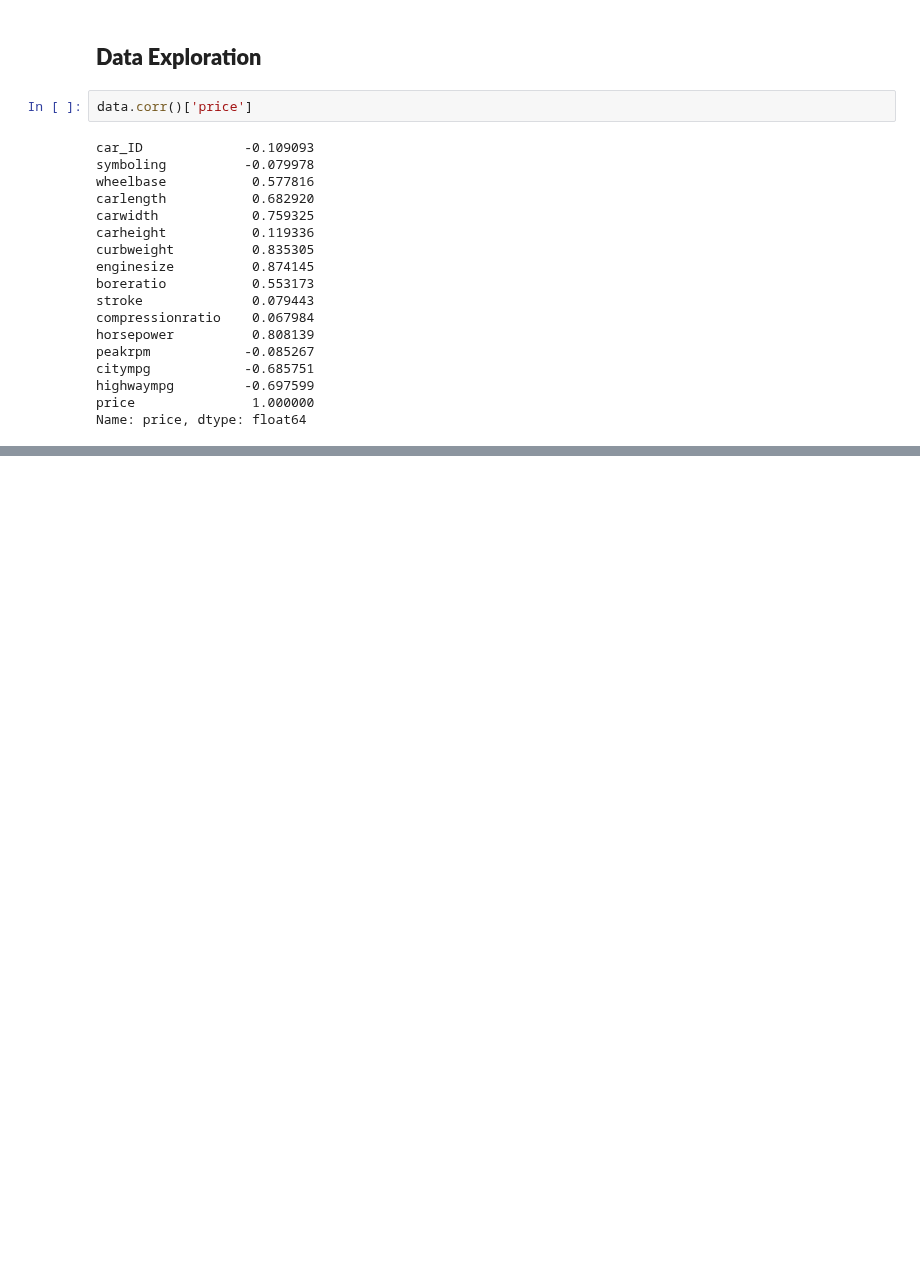
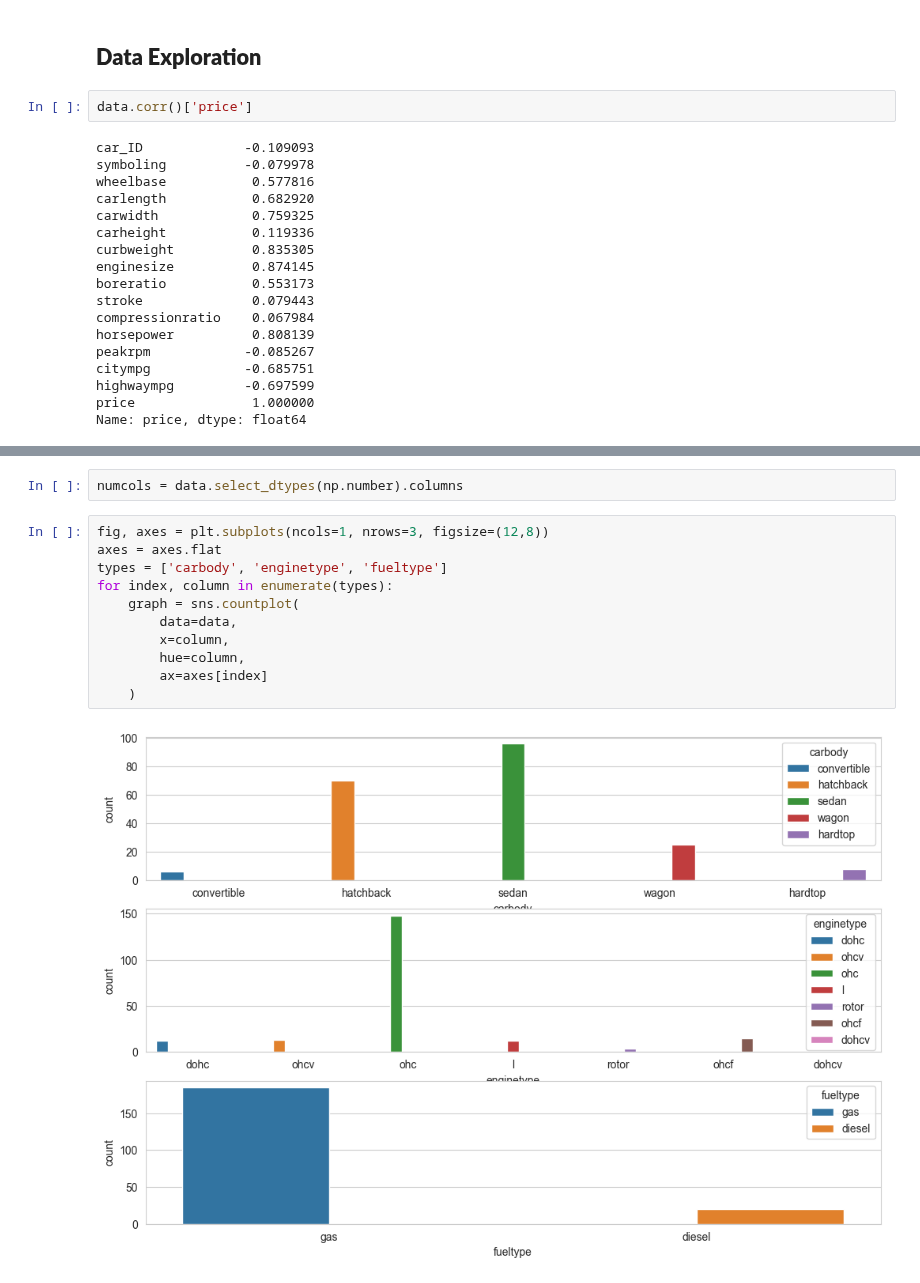
Before and after one commit to SwagAbyss/SwagML, a Jupyter notebook: Projects/Car Price prediction/car_price_prediction.ipynb, the cells around one changed output, grey strips where cells are left out. Saved outputs shown, nothing was run; the diff lists cells and outputs as text; blank space fills up the shorter version.

```diff
--- a/Projects/Car Price prediction/car_price_prediction.ipynb
+++ b/Projects/Car Price prediction/car_price_prediction.ipynb
@@ -144,0 +156,15 @@ plt.show()
+# %%
+numcols = data.select_dtypes(np.number).columns
+# %%
+fig, axes = plt.subplots(ncols=1, nrows=3, figsize=(12,8))
+axes = axes.flat
+types = ['carbody', 'enginetype', 'fueltype']
+for index, column in enumerate(types):
+    graph = sns.countplot(
+        data=data,
+        x=column,
+        hue=column,
+        ax=axes[index]
+    )
+# %% [output]
+[figure, added]
```
Also changed, not shown: parts of 3 cells of this notebook.
